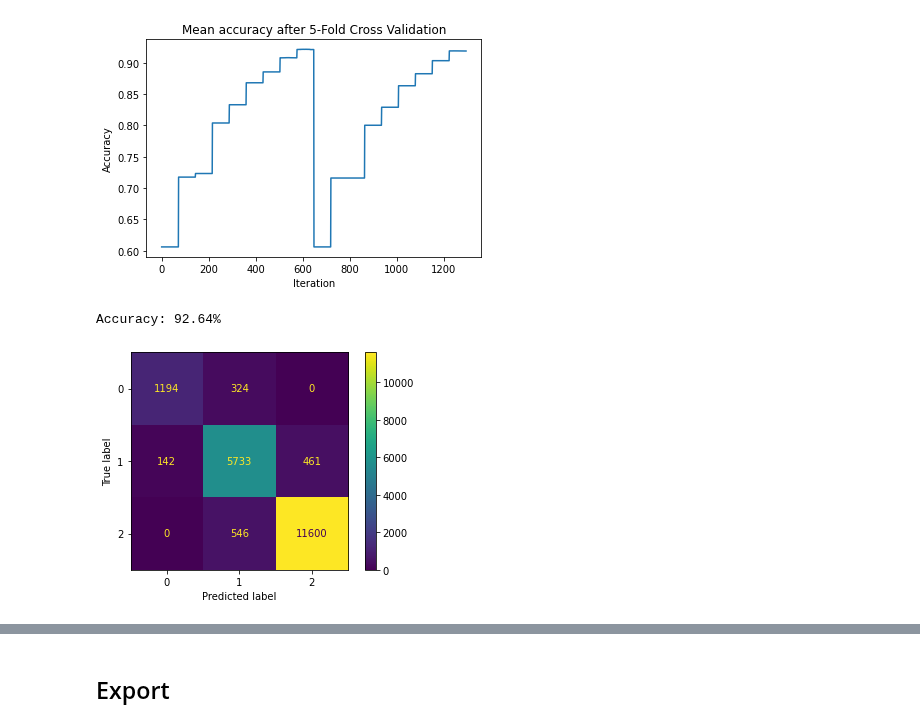
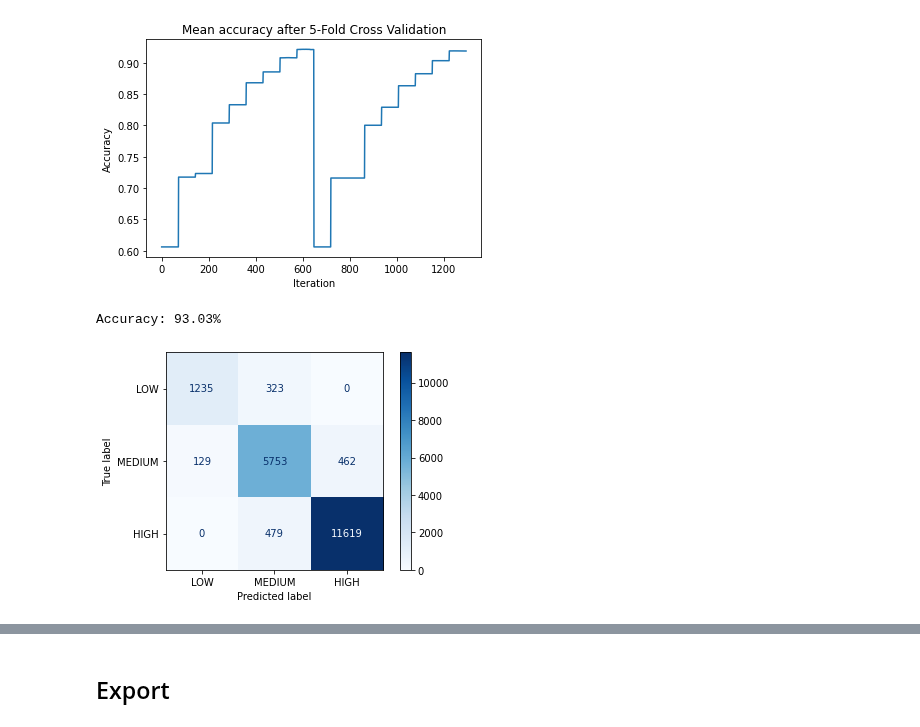
Before and after one commit to Sulasdeli/SecRiskAI, a Jupyter notebook: ml_decision_server/notebooks/cyberattacks_train_evaluate_export_models.ipynb, the cells around one changed output, grey strips where cells are left out. Saved outputs shown, nothing was run; the diff lists cells and outputs as text; code cells hidden in the pictures.

```diff
--- a/ml_decision_server/notebooks/cyberattacks_train_evaluate_export_models.ipynb
+++ b/ml_decision_server/notebooks/cyberattacks_train_evaluate_export_models.ipynb
@@ -100,0 +101,3 @@ data.to_csv('overall_cyber_data.csv')
+# %%
+data = pd.read_csv('./overall_cyber_data.csv')
+data.pop('Unnamed: 0')
@@ -210,9 +218,10 @@ plt.show()
 accuracy = dtree.score(X_test, y_test)
 print('Accuracy: {0:.2%}'.format(accuracy))
 # %% [output]
-Accuracy: 92.64%
+Accuracy: 93.03%
-# %%
-plot_confusion_matrix(dtree, X_test, y_test)
-plt.show()
-# %% [output]
-[figure, removed]
+# %%
+f = plot_confusion_matrix(dtree, X_test, y_test, cmap='Blues', display_labels = LEVELS)
+plt.show()
+f.figure_.savefig("dtree_confusion.pdf", bbox_inches='tight')
+# %% [output]
+[figure, added]
```
Also changed, not shown: parts of 38 cells of this notebook, 1 other file.
